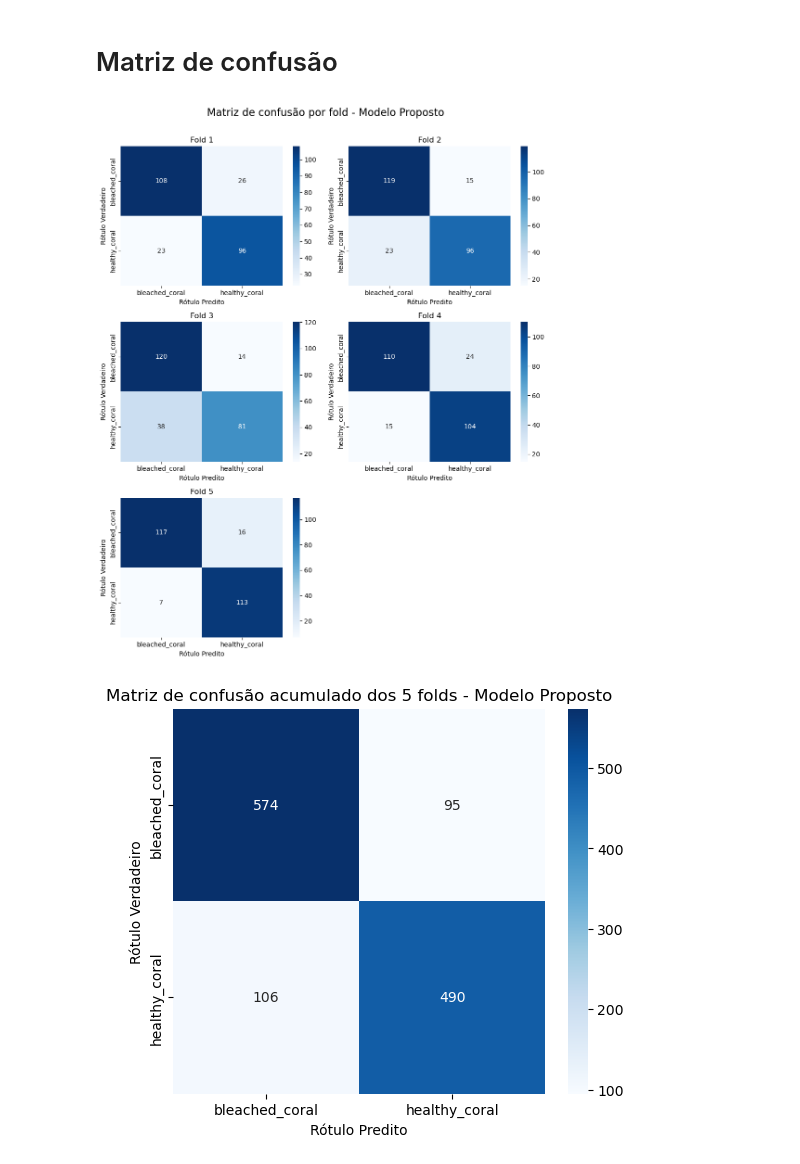
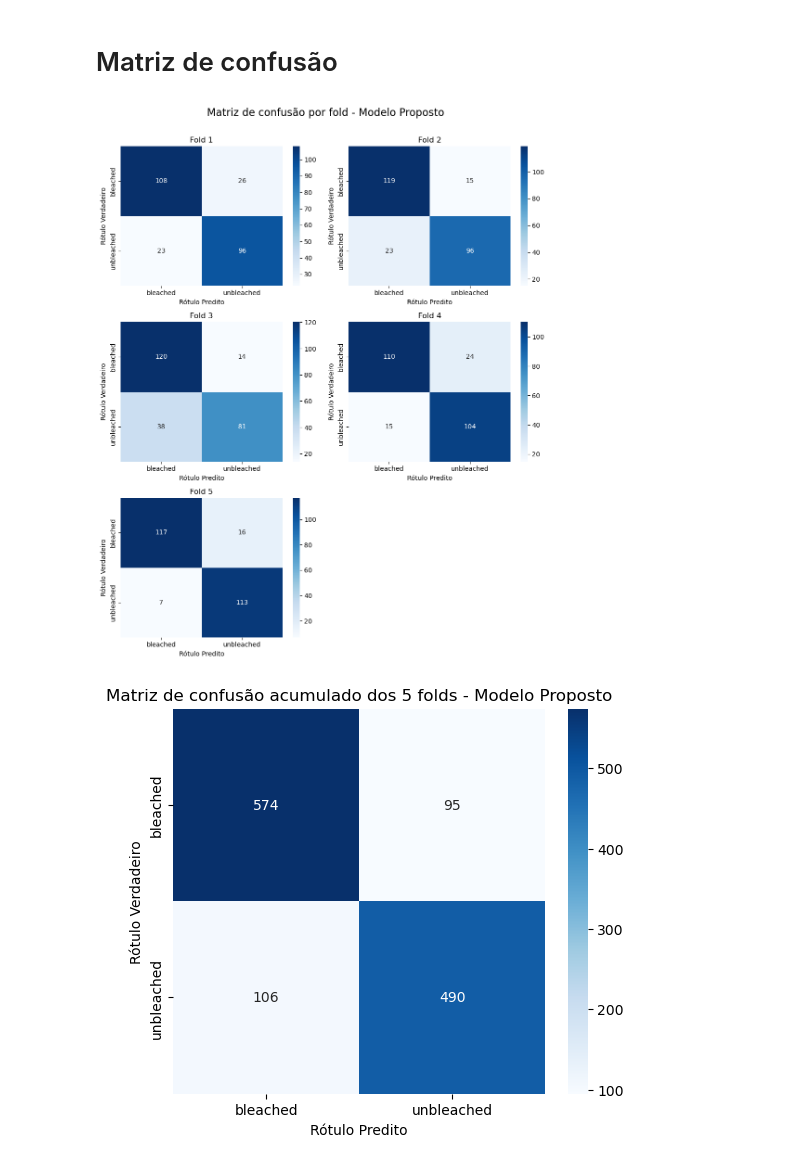
Before and after one commit to HenriqueContini/BleachedCoralCNN, a Jupyter notebook: helpers.ipynb, the cells around one changed output. Drawn from its saved outputs; the diff is of its cells as text; code cells hidden in the pictures.

```diff
--- a/helpers.ipynb
+++ b/helpers.ipynb
@@ -16,34 +16,6 @@ import matplotlib.pyplot as plt
 import seaborn as sns
 import numpy as np
 
-# --- SEUS DADOS AQUI ---
-# Substitua estes exemplos pelas matrizes de confusão reais de cada um dos seus folds.
-# Certifique-se de que a ordem dos valores em cada matriz corresponde
-# às classes que você definiu em 'class_names'.
-
-# Exemplo de matrizes de confusão para 5 folds (2 classes: 0 e 1)
-# Exemplo: [[Verdadeiro Negativo, Falso Positivo],
-#           [Falso Negativo, Verdadeiro Positivo]]
-
-# Suponha que você tem 5 folds e 2 classes (ex: 'Não Doença', 'Doença')
-# cm_fold_1 = np.array([[80, 5],
-#                       [10, 105]])
-
-# cm_fold_2 = np.array([[85, 3],
-#                       [8, 104]])
-
-# cm_fold_3 = np.array([[78, 7],
-#                       [12, 103]])
-
-# cm_fold_4 = np.array([[82, 6],
-#                       [9, 102]])
-
-# cm_fold_5 = np.array([[75, 10],
-#                       [15, 100]])
-
-# # COLOQUE AS SUAS MATRIZES AQUI:
-# Listas de arrays NumPy com as matrizes de confusão de cada fold
-# (Substitua estes valores de exemplo pelos seus resultados reais)
 confusion_matrices_per_fold = [
     np.array([[108, 26], [23, 96]]),  # Matriz do Fold 1
     np.array([[119, 15], [23, 96]]),   # Matriz do Fold 2
@@ -52,13 +24,7 @@ confusion_matrices_per_fold = [
     np.array([[117, 16], [7, 113]])  # Matriz do Fold 5
 ]
 
-# Defina os nomes das suas classes.
-# Certifique-se de que corresponde à ordem das suas labels e à ordem das matrizes.
-class_names = ['bleached_coral', 'healthy_coral'] # Exemplo: ajuste para 'Não Doença', 'Doença', etc.
-# --- FIM DA SEÇÃO DE DADOS ---
-
-
-# --- CÓDIGO DE VISUALIZAÇÃO (não precisa alterar, a menos que queira ajustar o layout) ---
+class_names = ['bleached', 'unbleached'] # Exemplo: ajuste para 'Não Doença', 'Doença', etc.
 
 n_splits = len(confusion_matrices_per_fold)
 if n_splits == 0:
@@ -86,32 +52,32 @@ else:
     for fold, cm in enumerate(confusion_matrices_per_fold):
         # Acumula a matriz de confusão para o gráfico total
         total_cm += cm
 
         ax = axes[fold] # Seleciona o subplot atual
 
         # Plota a matriz de confusão para o fold atual
         sns.heatmap(cm, annot=True, fmt='.0f', cmap='Blues',
                     xticklabels=class_names, yticklabels=class_names, ax=ax)
         ax.set_xlabel('Rótulo Predito')
         ax.set_ylabel('Rótulo Verdadeiro')
         ax.set_title(f'Fold {fold+1}')
 
     # Oculta subplots vazios, se houver
     for i in range(n_splits, n_rows * n_cols):
         fig.delaxes(axes[i])
 
     plt.tight_layout(rect=[0, 0, 1, 0.96]) # Ajusta layout e reserva espaço para suptitle
     plt.suptitle('Matriz de confusão por fold - Modelo Proposto', y=1.00, fontsize=16) # Título geral
     plt.show()
 
     # Gráfico de Confusão Acumulado de todos os folds (em uma nova figura)
     plt.figure(figsize=(6, 5)) # Tamanho ligeiramente menor para o gráfico único
     sns.heatmap(total_cm, annot=True, fmt='.0f', cmap='Blues',
                 xticklabels=class_names, yticklabels=class_names)
     plt.xlabel('Rótulo Predito')
     plt.ylabel('Rótulo Verdadeiro')
     plt.title('Matriz de confusão acumulado dos 5 folds - Modelo Proposto')
     plt.show()
 # %% [output]
-[figure, old version]
+[figure, new version]
-[figure, old version]
+[figure, new version]
```
Also changed, not shown: 13 other files.
